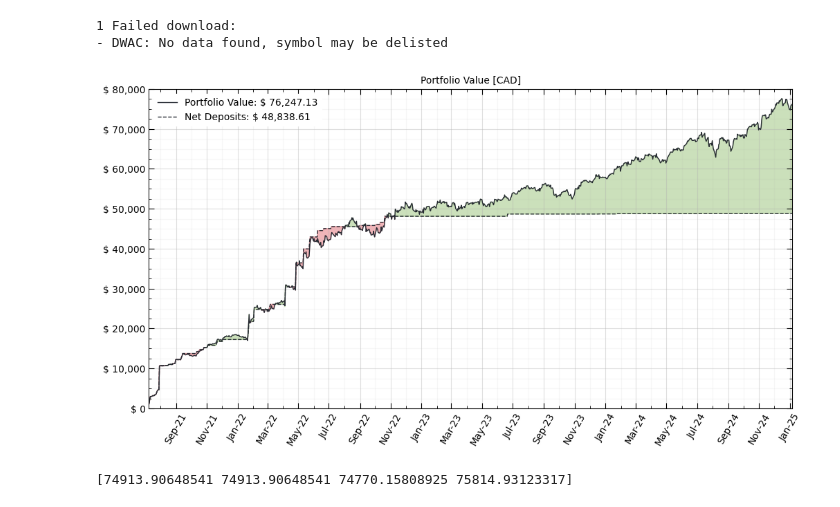
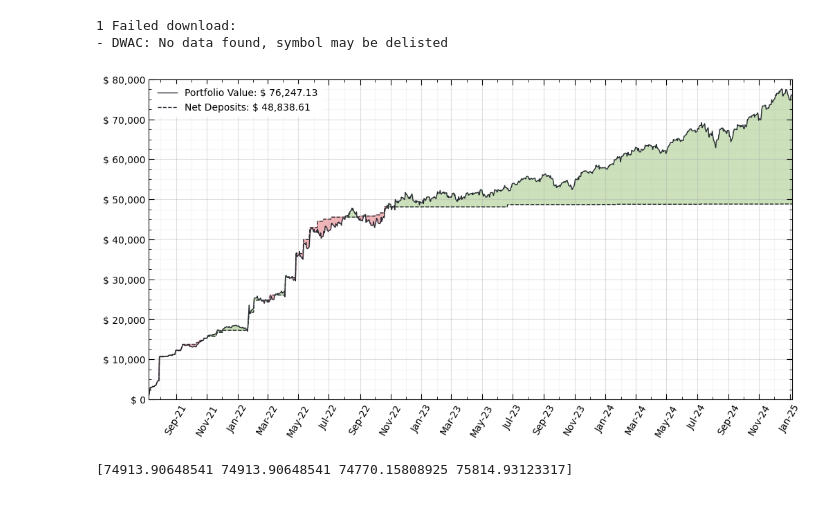
Before and after one commit to JakubStacho/portfolio-tracker, a Jupyter notebook: testNB.ipynb, the cells around one changed output. Cells and saved outputs as stored; diff of their text form; code cells hidden in the pictures.

```diff
--- a/testNB.ipynb
+++ b/testNB.ipynb
@@ -75,7 +75,7 @@ ax.fill_between(myPortfolio.dates, myPortfolio.value_history, myPortfolio.cumula
 
 
 # Format plot
-plt.title('Portfolio Value [CAD]', fontsize=10)
+#plt.title('Portfolio Value [CAD]', fontsize=10)
 #plt.xlabel('Date',fontsize=10, labelpad=10)
 #plt.ylabel('Portfolio Value [CAD]', fontsize=10, labelpad=10)
 
@@ -87,34 +87,34 @@ plt.xticks(rotation = 60)
 #plt.yticks(y_ticks)
 
 # https://www.earthdatascience.org/courses/use-data-open-source-python/use-time-series-data-in-python/date-time-types-in-pandas-python/customize-dates-matplotlib-plots-python/
 
 #ax.xaxis.set_minor_locator(MonthLocator(bymonthday=[10,20], interval = 1))
 ax.xaxis.set_major_locator(mdates.MonthLocator(interval=2))
 ax.xaxis.set_minor_locator(mdates.MonthLocator(interval=1))
 #ax.xaxis.set_minor_locator(AutoMinorLocator(4))
 
 ax.yaxis.set_minor_locator(AutoMinorLocator(4))
 
 ax.tick_params(bottom=True, top=True, left=True, right=True)
 ax.tick_params(axis='both', which='both', top=True, bottom=True,
                left=True, right=True, labelsize=10, length=6, direction='in')
 ax.tick_params(axis='both', which='minor', top=True, bottom=True,
                left=True, right=True, length=3, direction='in')
 
 plt.ylim([y_min,y_max])
 plt.xlim([start_date, end_date])
 
 plt.grid(which='major', alpha=0.4)
 plt.grid(which='minor', alpha=0.1)
 plt.tick_params(axis='both',labelsize=10)
 
 legend = plt.legend(fontsize=10, loc='upper left', frameon=True, framealpha=1)
 legend.get_frame().set_color('white')
 
 plt.savefig('output/portfolio-value.png', dpi=300, format='png', bbox_inches='tight')
 plt.show()
 # %% [output]
-[figure, old version]
+[figure, new version]
 # %%
 print(myPortfolio.value_history[-5:-1])
 # %% [output]
```
Also changed, not shown: parts of 1 cell of this notebook, 3 other files.
